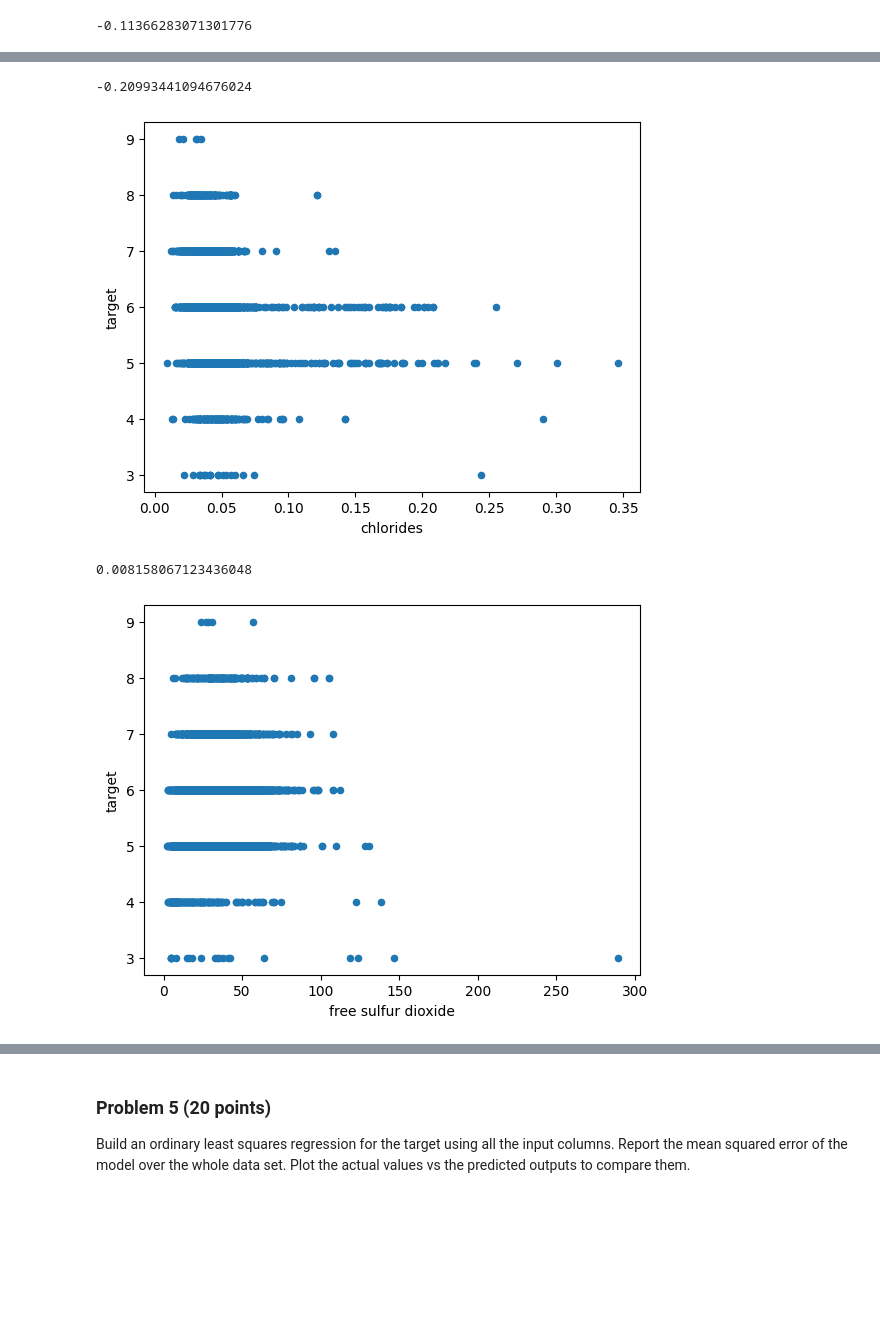
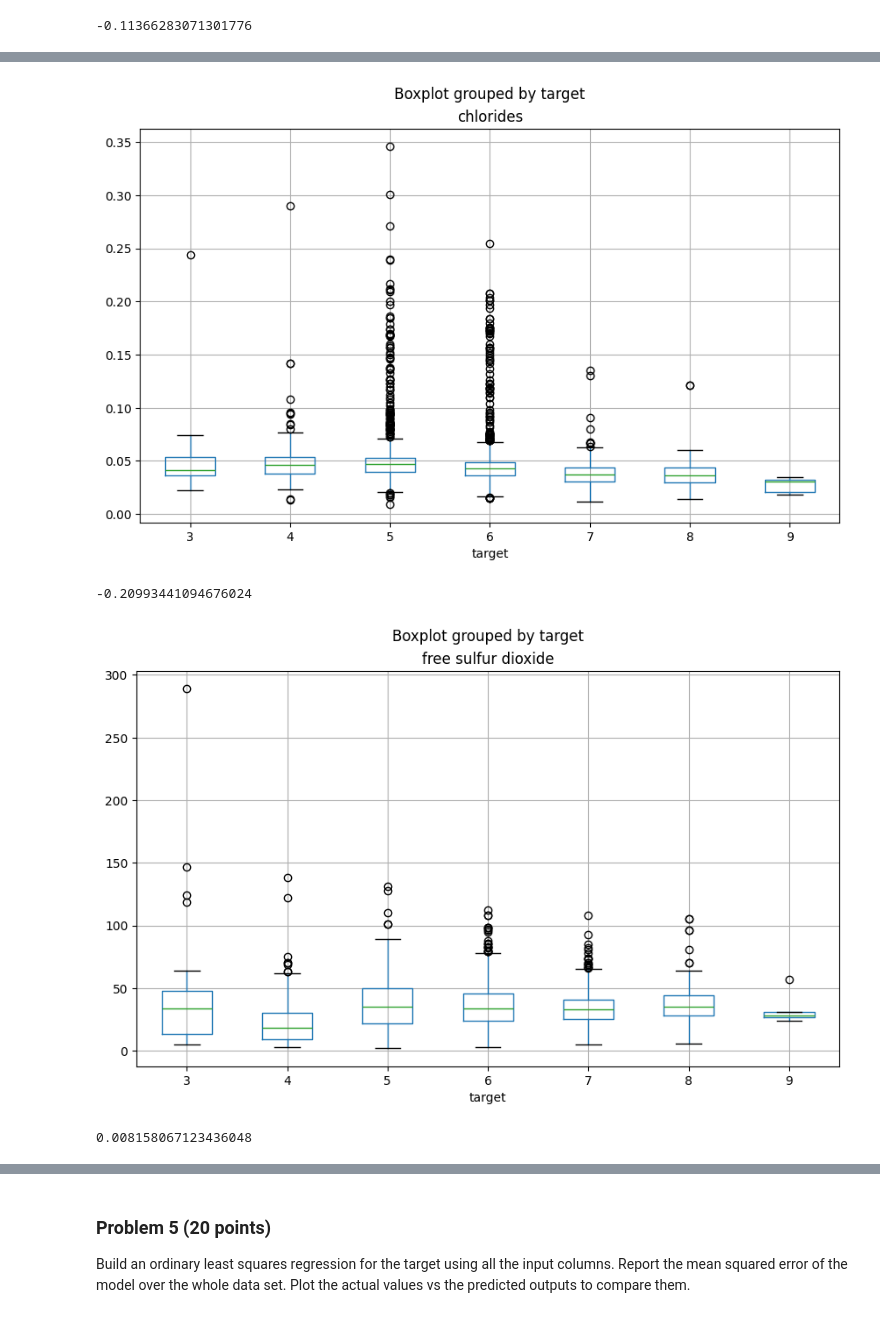
Before and after one commit to brittanygenzmann/dx601-final-project, a Jupyter notebook: project.ipynb, the cells around one changed output, grey strips where cells are left out. Cells and saved outputs as stored; diff of their text form; code cells hidden in the pictures; blank space fills up the shorter version.

```diff
--- a/project.ipynb
+++ b/project.ipynb
@@ -228,17 +234,21 @@ print(corr)
 # %%
-# chlorides
-wine.plot.scatter(x='chlorides', y='target');
+# chlorides INDEPENDENT
+wine.boxplot(column='chlorides', by='target', figsize=(10,6))
+plt.show()
+#wine.plot.scatter(x='chlorides', y='target');
 corr= wine['chlorides'].corr(wine['target'])
 print(corr)
 # %% [output]
+[figure, new version]
 -0.20993441094676024
-[figure, old version]
 # %%
-# free sulfur dioxide
-wine.plot.scatter(x='free sulfur dioxide', y='target');
+# free sulfur dioxide INDEPENDENT
+#wine.plot.scatter(x='free sulfur dioxide', y='target');
+wine.boxplot(column='free sulfur dioxide', by='target', figsize=(10,6))
+plt.show()
 corr= wine['free sulfur dioxide'].corr(wine['target'])
 print(corr)
 # %% [output]
+[figure, new version]
 0.008158067123436048
-[figure, old version]
 # %%
```
Also changed, not shown: parts of 10 cells of this notebook.
